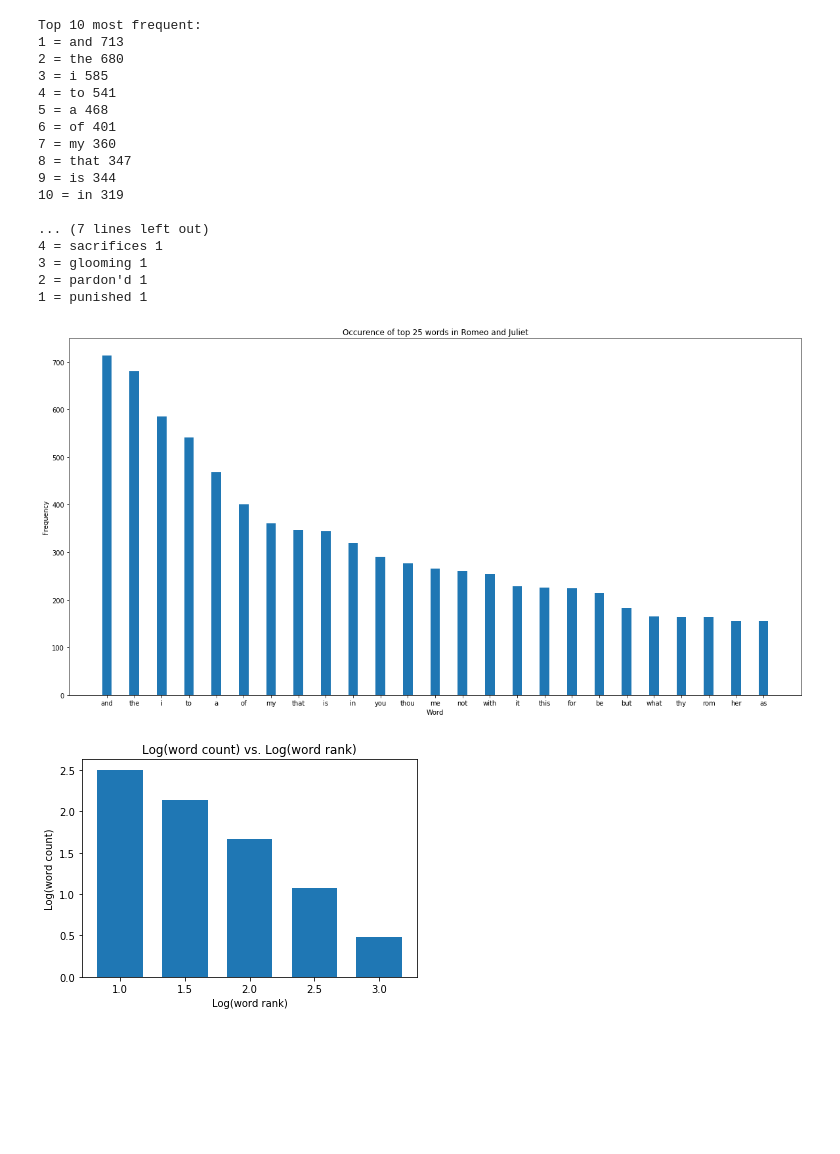
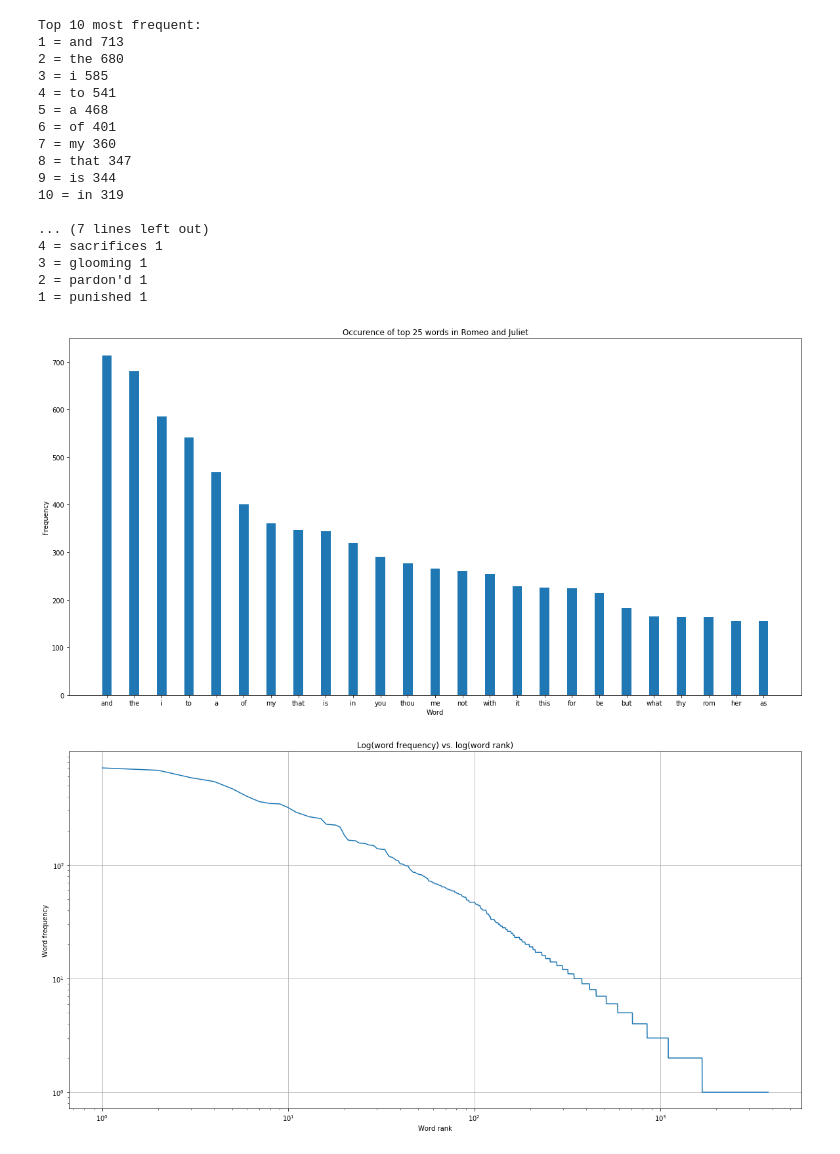
Before and after one commit to nrnatesh/bioe131, a Jupyter notebook: bioe131_lab3.ipynb, the cells around one changed output. Saved outputs shown, nothing was run; the diff lists cells and outputs as text; code cells hidden in the pictures; blank space fills up the shorter version.

```diff
--- a/bioe131_lab3.ipynb
+++ b/bioe131_lab3.ipynb
@@ -82,62 +82,42 @@ plt.xlabel('Word')
 plt.ylabel('Frequency')
 plt.title('Occurence of top 25 words in Romeo and Juliet')
 
 plt.show()
 
 
 ### For log(word count) vs. log(word rank) bar graph ###
 
-# List of base 10 log of word counts for five log positions starting at 1 with interval of .5 in wordcountsorted
-# wordcountsorted only has order of magnitude 3 total words
-logallwordscount = []
-k = 0
-for word in wordcountsorted:
-    if k == 9: #log(10) = 1
-        logallwordscount.append(math.log10(wordcount[word]))
-    elif k == 31: #log(32) = ~1.5
-        logallwordscount.append(math.log10(wordcount[word]))
-    elif k == 99: #log(100) = 2
-        logallwordscount.append(math.log10(wordcount[word]))
-    elif k == 316: #log(317) = ~2.5
-        logallwordscount.append(math.log10(wordcount[word]))
-    elif k == 999: #log(1000) = 3
-        logallwordscount.append(math.log10(wordcount[word]))
-    k+=1
+rank = list(range(1,3797))
 
-# Bar graph for log(word count) vs. log(word rank)
-N2 = len(logallwordscount)
-ind2 = np.arange(N2)
-x2data = [1,1.5,2,2.5,3]
-y2data=logallwordscount
+plt.figure(figsize = (20, 10))
 
+plt.plot(rank, wordcountsortedfreq)
+plt.yscale('log')
+plt.xscale('log')
+plt.title('Log(word frequency) vs. log(word rank)')
+plt.xlabel('Word rank')
+plt.ylabel('Word frequency')
+plt.grid(True)
 
-plt.bar(x2data, y2data, width)
-plt.xlabel('Log(word rank)')
-plt.ylabel('Log(word count)')
-plt.title('Log(word count) vs. Log(word rank)')
-
-plt.show()
-
-### I'm having trouble interpreting the log graph, but my best guess is essentially that for each log position change for
-### word rank, there is actually an almost equivalent step change in the log of the word count, which is an
-### interesting quantitative trend for the words in Romeo and Juliet, but I'm not sure what else it could mean.
+### Interpretation of log graph: Words that are used extremely frequently are used 10s or 100s of times more
+### than most other words, and it trends downwords as you go down rank.
 # %% [output]
 Top 10 most frequent:
 1 = and 713
 2 = the 680
 3 = i 585
 4 = to 541
 5 = a 468
 6 = of 401
 7 = my 360
 8 = that 347
 9 = is 344
 10 = in 319
 
 ... (7 lines left out)
 4 = sacrifices 1
 3 = glooming 1
 2 = pardon'd 1
 1 = punished 1
 [figure]
-[figure, old version]
+[figure, new version]
```
